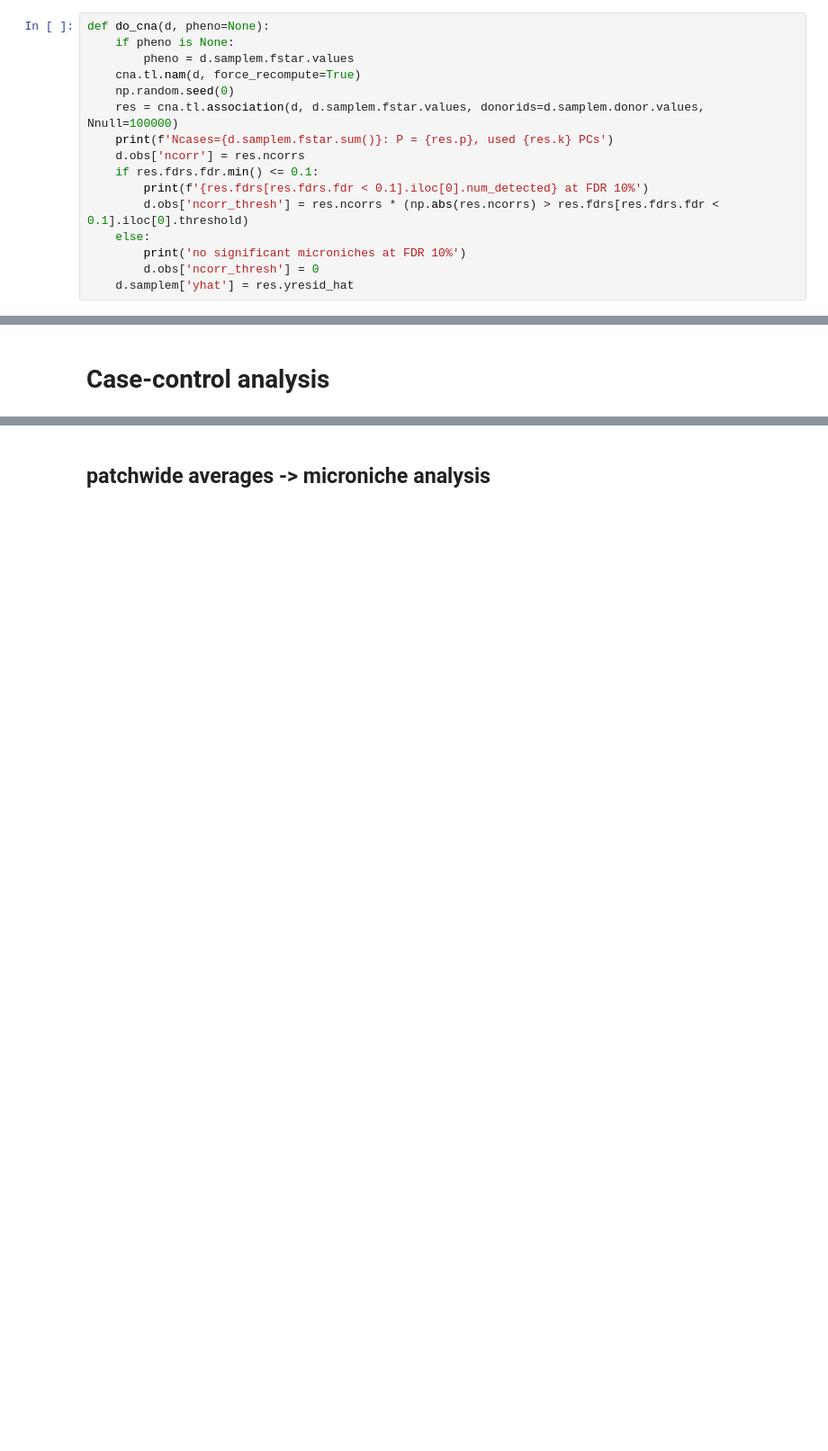
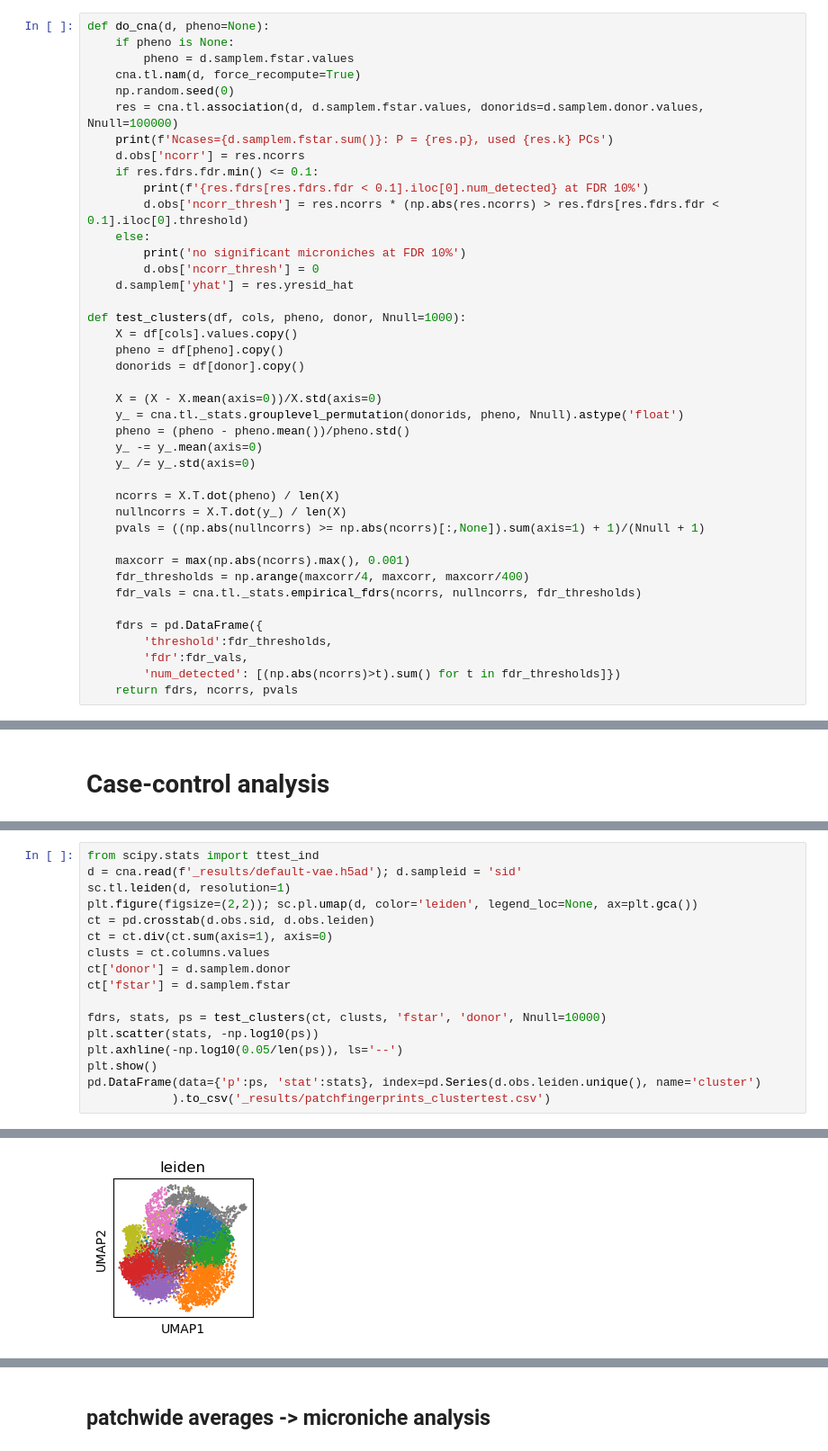
Before and after one commit to yakirr/vimapaper, a Jupyter notebook: RA/RA.2.analyze.ipynb, the cells around one changed output, grey strips where cells are left out. Shown at 90% size. Cells and saved outputs as stored; diff of their text form; blank space fills up the shorter version.

```diff
--- a/RA/RA.2.analyze.ipynb
+++ b/RA/RA.2.analyze.ipynb
@@ -31,6 +31,31 @@ def do_cna(d, pheno=None):
         print('no significant microniches at FDR 10%')
         d.obs['ncorr_thresh'] = 0
     d.samplem['yhat'] = res.yresid_hat
+
+def test_clusters(df, cols, pheno, donor, Nnull=1000):
+    X = df[cols].values.copy()
+    pheno = df[pheno].copy()
+    donorids = df[donor].copy()
+
+    X = (X - X.mean(axis=0))/X.std(axis=0)
+    y_ = cna.tl._stats.grouplevel_permutation(donorids, pheno, Nnull).astype('float')
+    pheno = (pheno - pheno.mean())/pheno.std()
+    y_ -= y_.mean(axis=0)
+    y_ /= y_.std(axis=0)
+
+    ncorrs = X.T.dot(pheno) / len(X)
+    nullncorrs = X.T.dot(y_) / len(X)
+    pvals = ((np.abs(nullncorrs) >= np.abs(ncorrs)[:,None]).sum(axis=1) + 1)/(Nnull + 1)
+
+    maxcorr = max(np.abs(ncorrs).max(), 0.001)
+    fdr_thresholds = np.arange(maxcorr/4, maxcorr, maxcorr/400)
+    fdr_vals = cna.tl._stats.empirical_fdrs(ncorrs, nullncorrs, fdr_thresholds)
+
+    fdrs = pd.DataFrame({
+        'threshold':fdr_thresholds,
+        'fdr':fdr_vals,
+        'num_detected': [(np.abs(ncorrs)>t).sum() for t in fdr_thresholds]})
+    return fdrs, ncorrs, pvals
 # %% [markdown]
 # Load dataset and make patches
 # %%
@@ -191,0 +219,18 @@ sc.pl.umap(Mdense_avg, color='sid')
+# %%
+from scipy.stats import ttest_ind
+d = cna.read(f'_results/default-vae.h5ad'); d.sampleid = 'sid'
+sc.tl.leiden(d, resolution=1)
+plt.figure(figsize=(2,2)); sc.pl.umap(d, color='leiden', legend_loc=None, ax=plt.gca())
+ct = pd.crosstab(d.obs.sid, d.obs.leiden)
+ct = ct.div(ct.sum(axis=1), axis=0)
+clusts = ct.columns.values
+ct['donor'] = d.samplem.donor
+ct['fstar'] = d.samplem.fstar
+
+fdrs, stats, ps = test_clusters(ct, clusts, 'fstar', 'donor', Nnull=10000)
+plt.scatter(stats, -np.log10(ps))
+plt.axhline(-np.log10(0.05/len(ps)), ls='--')
+plt.show()
+pd.DataFrame(data={'p':ps, 'stat':stats}, index=pd.Series(d.obs.leiden.unique(), name='cluster')
+            ).to_csv('_results/patchfingerprints_clustertest.csv')
+# %% [output]
@@ -191,0 +238 @@ sc.pl.umap(Mdense_avg, color='sid')
+[figure, added]
```
Also changed, not shown: parts of 6 cells of this notebook, 20 other files.
